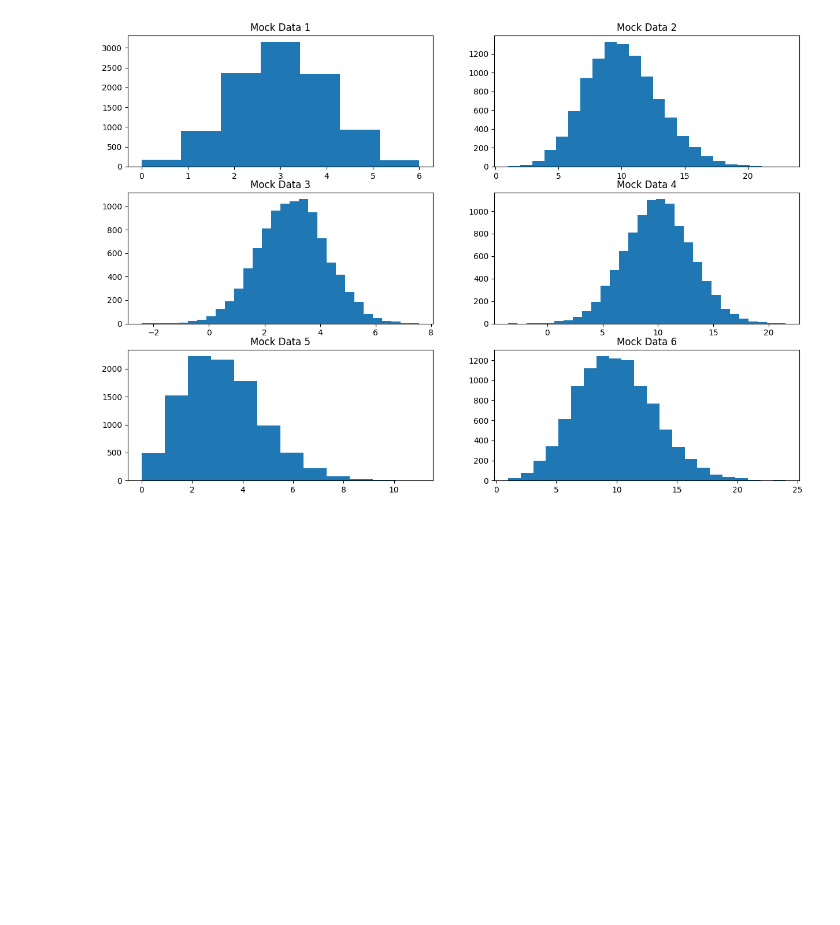
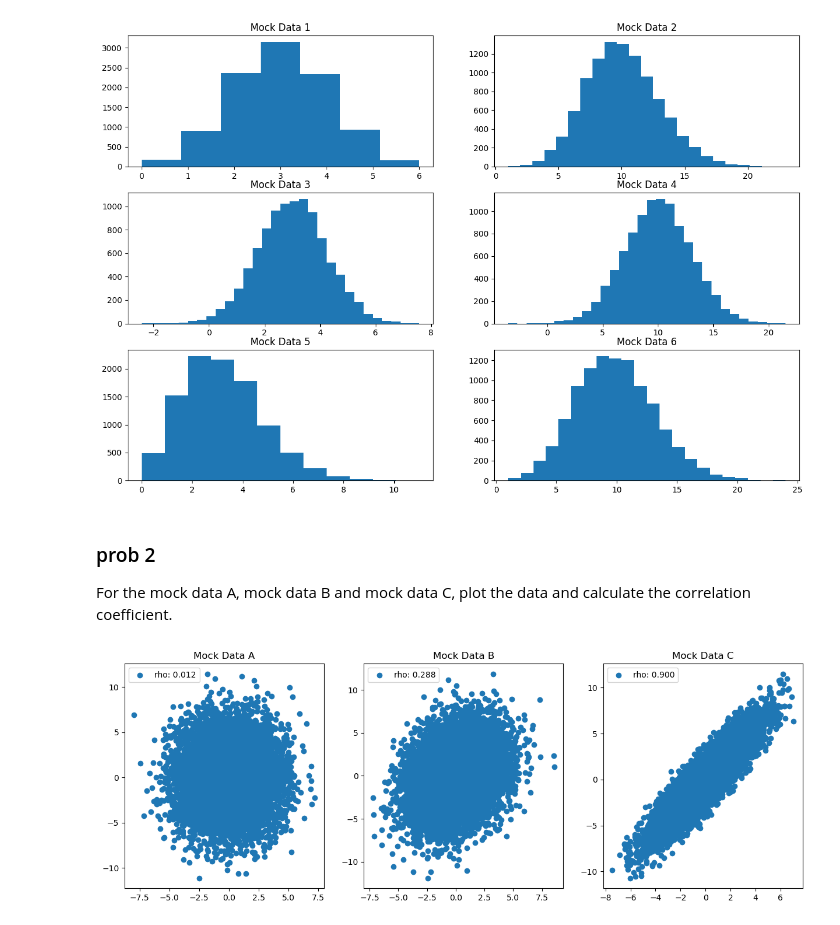
Before and after one commit to john1256/KASI_Ms, a Jupyter notebook: 2025/Statistics_1/Assignment2.ipynb, the cells around one changed output. Saved outputs shown, nothing was run; the diff lists cells and outputs as text; code cells hidden in the pictures; blank space fills up the shorter version.

Commit message:
assignment 2 prob 2, 5

```diff
--- a/2025/Statistics_1/Assignment2.ipynb
+++ b/2025/Statistics_1/Assignment2.ipynb
@@ -19,3 +19,7 @@ for i in range(1, 7):
     ax[(i-1)//2, (i-1)%2].set_title(f'Mock Data {i}')
 # %% [output]
 [figure]
+# %% [markdown]
+### prob 2
+For the mock data A, mock data B and mock data C, plot the data and
+calculate the correlation coefficient.
@@ -21,0 +28,20 @@ for i in range(1, 7):
+# %%
+def correlcalc(x,y):
+    n = len(x)
+    mean_x = mean(x)
+    mean_y = mean(y)
+    cov = np.sum((x - mean_x) * (y - mean_y)) / n
+    rho = cov / (std(x) * std(y))
+    return rho
+# %%
+filename = 'mock_data_'
+suffix = ['A', 'B', 'C']
+fig, ax = plt.subplots(1,3, figsize=(15,5))
+for i in range(3):
+    data = np.loadtxt(f'{filename}{suffix[i]}.txt')
+    rho = correlcalc(data[:,0], data[:,1])
+    ax[i].scatter(data[:,0], data[:,1], label = f'rho: {rho:.3f}')
+    ax[i].set_title(f'Mock Data {suffix[i]}')
+    ax[i].legend()
+# %% [output]
+[figure, added]
```
Also changed, not shown: parts of 7 cells of this notebook, 3 other files.
